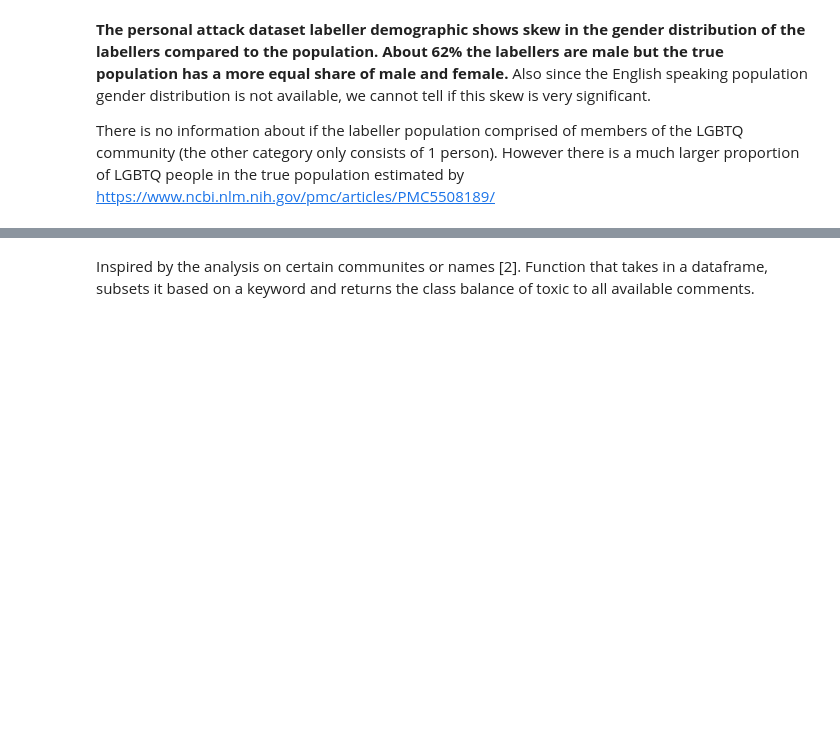
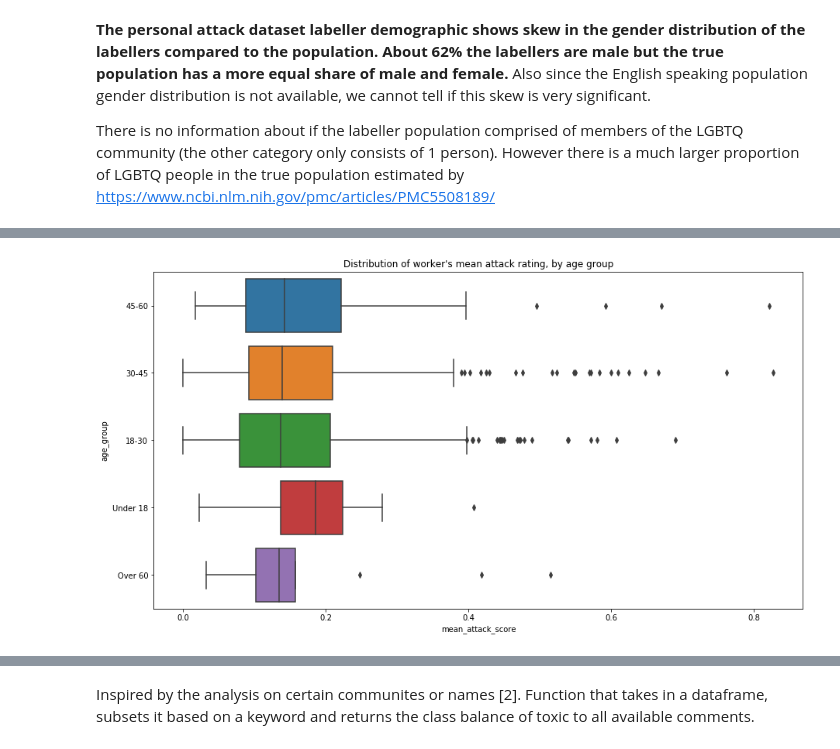
Before and after one commit to advika18/data-512, a Jupyter notebook: data-512-a2/hcds-a2-data-bias.ipynb, the cells around one changed output, grey strips where cells are left out. Drawn from its saved outputs; the diff is of its cells as text; code cells hidden in the pictures; blank space fills up the shorter version.

```diff
--- a/data-512-a2/hcds-a2-data-bias.ipynb
+++ b/data-512-a2/hcds-a2-data-bias.ipynb
@@ -158,0 +164,6 @@ There is no information about if the labeller population comprised of members of
+# %%
+att_df = pd.merge(att_annotations,att_demographic, on = 'worker_id')
+mean_attack_score = att_df.groupby("worker_id")["attack"].mean()
+att_demographic["mean_attack_score"] = mean_attack_score
+
+att_demographic.groupby("age_group").mean_attack_score.mean()
@@ -159,3 +178,10 @@ There is no information about if the labeller population comprised of members of
+# %%
+fig, ax = plt.subplots(figsize=(15,8))
+ax.set_title("Distribution of worker's mean attack rating, by age group")
+sns.boxplot(x="mean_attack_score", y="age_group", data=att_demographic, ax=ax )
+plt.savefig("images/age_box.png")
+# %% [output]
+[figure, added]
 # %% [markdown]
 ### Implications
 
```
Also changed, not shown: parts of 20 cells of this notebook, 1 other file.
